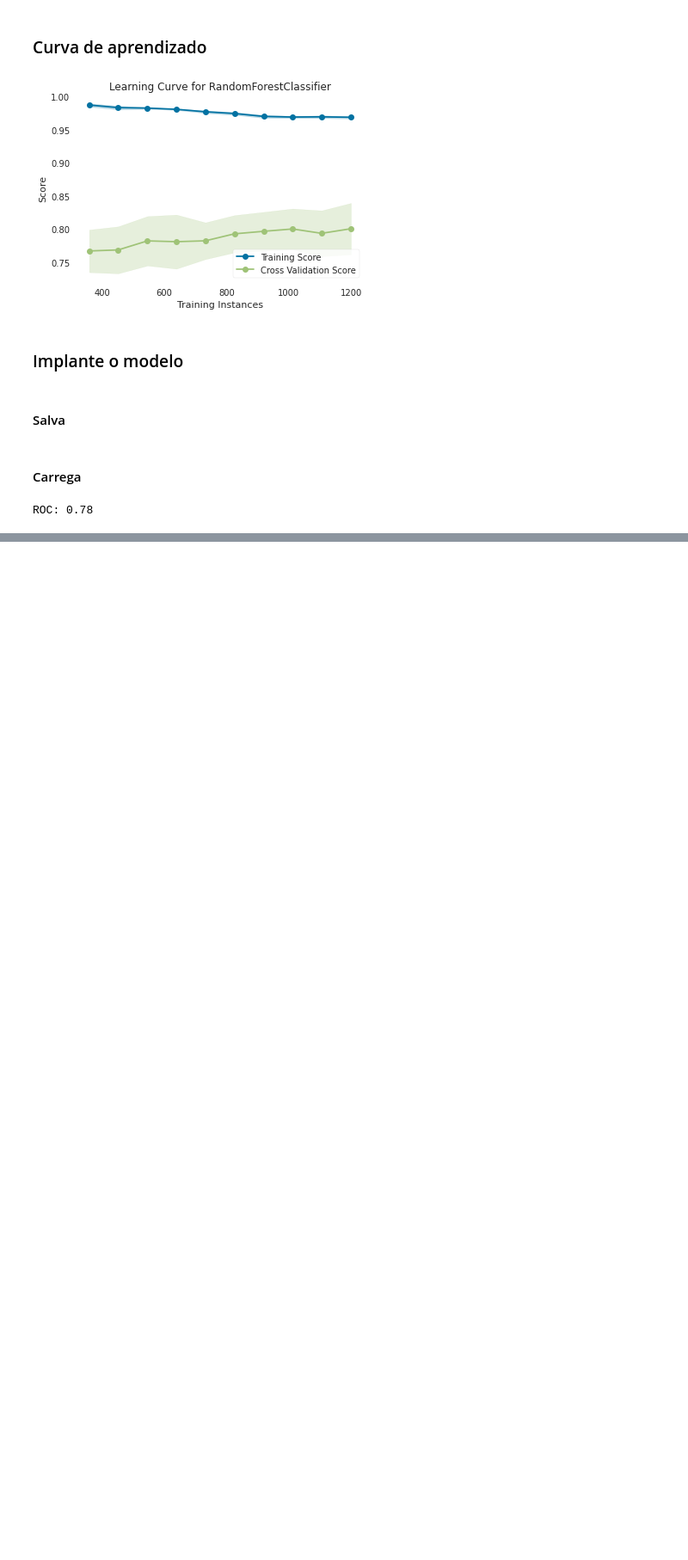
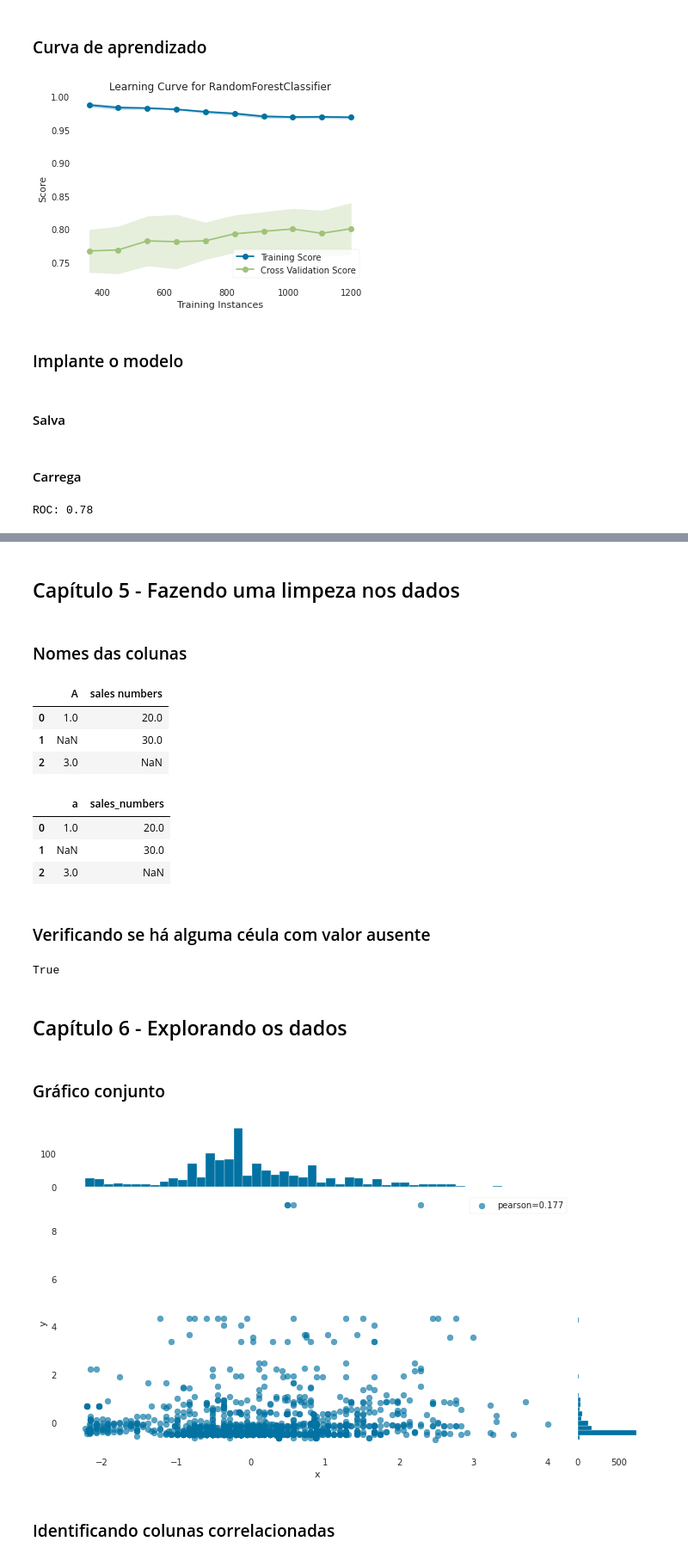
Before and after one commit to LilianeAquino/pratica-livro-matt-harrison, a Jupyter notebook: notebooks/pratica-titanic.ipynb, the cells around one changed output, grey strips where cells are left out. Shown at 86% size. Drawn from its saved outputs; the diff is of its cells as text; code cells hidden in the pictures; blank space fills up the shorter version.

Commit message:
Novos capítulos

```diff
--- a/notebooks/pratica-titanic.ipynb
+++ b/notebooks/pratica-titanic.ipynb
@@ -28,8 +28,8 @@ from yellowbrick.model_selection import LearningCurve
 ### Carregamento dos dados
 # %%
 url = 'http://biostat.mc.vanderbilt.edu/wiki/pub/Main/DataSets/titanic3.xls'
-df = pd.read_excel(url)
-orig_df = df
+orig_df = pd.read_excel(url)
+df = orig_df.copy()
 # %% [markdown]
 ### Dicionário dos dados
 # %% [markdown]
@@ -358,0 +404,46 @@ ROC: 0.78
+# %% [markdown]
+## Capítulo 5 - Fazendo uma limpeza nos dados
+# %% [markdown]
+### Nomes das colunas
+# %%
+import janitor as jn
+
+Xbad = pd.DataFrame({
+    'A': [1, None, 3],
+    'sales numbers': [20.0, 30.0, None]
+})
+
+Xbad
+# %% [output]
+|  | A | sales numbers |
+| 0 | 1.0 | 20.0 |
+| 1 | NaN | 30.0 |
+| 2 | 3.0 | NaN |
+# %%
+jn.clean_names(Xbad)
+# %% [output]
+|  | a | sales_numbers |
+| 0 | 1.0 | 20.0 |
+| 1 | NaN | 30.0 |
+| 2 | 3.0 | NaN |
+# %% [markdown]
+### Verificando se há alguma céula com valor ausente
+# %%
+df.isna().any().any()
+# %% [output]
+True
+# %% [markdown]
+## Capítulo 6 - Explorando os dados
+# %% [markdown]
+### Gráfico conjunto
+# %%
+from yellowbrick.features import JointPlotVisualizer
+
+fig, ax = plt.subplots(figsize=(10, 6))
+jpv = JointPlotVisualizer(feature='age', target='fare')
+jpv.fit(X['age'], X['fare'])
+jpv.poof();
+# %% [output]
+[figure, added]
+# %% [markdown]
+### Identificando colunas correlacionadas
```
Also changed, not shown: parts of 16 cells of this notebook, 6 other files.
